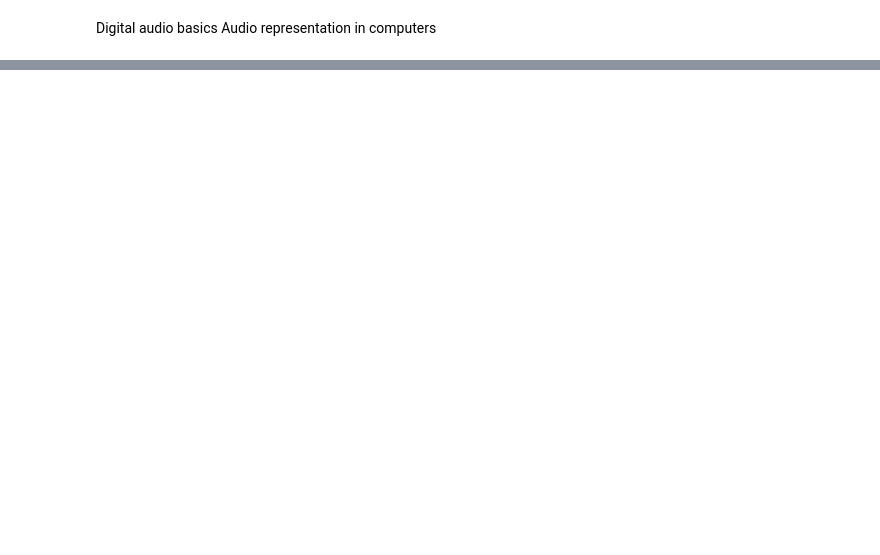
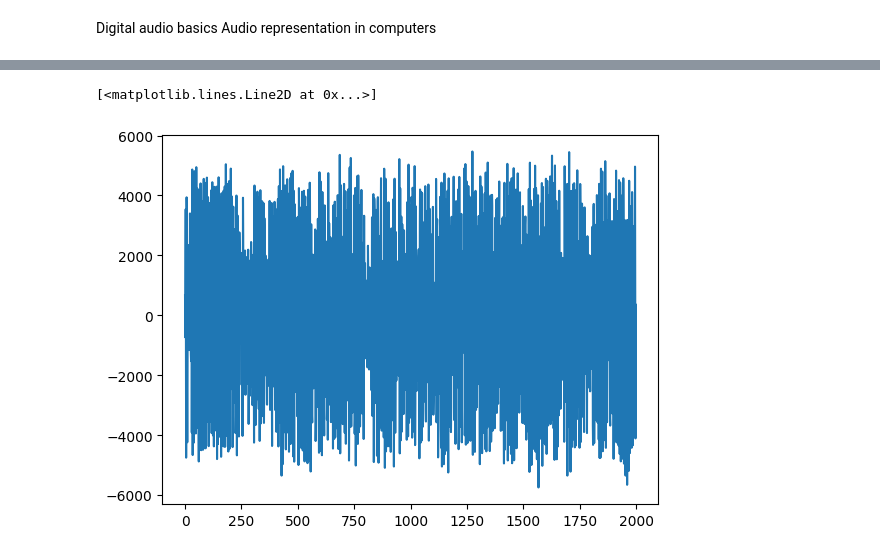
Before and after one commit to maximoskp/MSc_LangTech_NKUA_DSP, a Jupyter notebook: 1_sampling_and_quantisation.ipynb, the cells around one changed output, grey strips where cells are left out. Cells and saved outputs as stored; diff of their text form; code cells hidden in the pictures; blank space fills up the shorter version.

```diff
--- a/1_sampling_and_quantisation.ipynb
+++ b/1_sampling_and_quantisation.ipynb
@@ -29,3 +66,13 @@ plt.plot( np.arange( w[5000:7500, 0].size ) , w[5000:7500, 0] )
+# %%
+# now, let's get a rough waveform
+sr_w, w = wf.read('audio_files/noise.wav')
+
+p = w[15000:17000, 0]
+# and plot it
+plt.plot( np.arange( p.size ) , p )
+# %% [output]
+[<matplotlib.lines.Line2D at 0x...>]
+[figure, added]
 # %%
 # initialise 'time' array
 t = np.arange(44100)/44100
```
Also changed, not shown: parts of 19 cells of this notebook, 5 other files.
